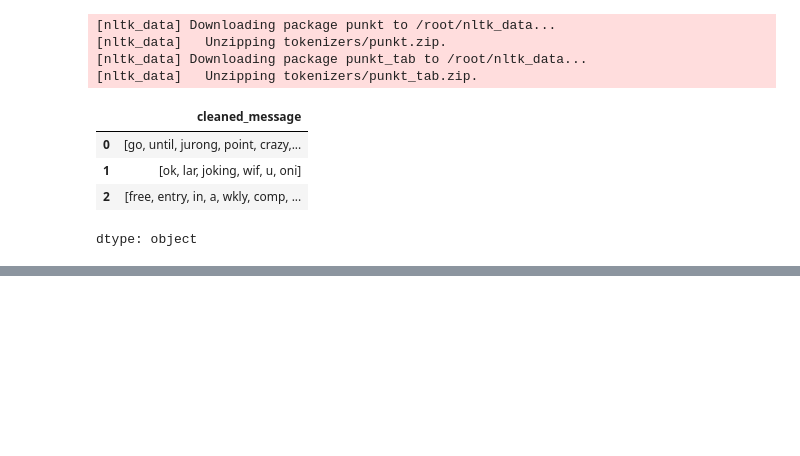
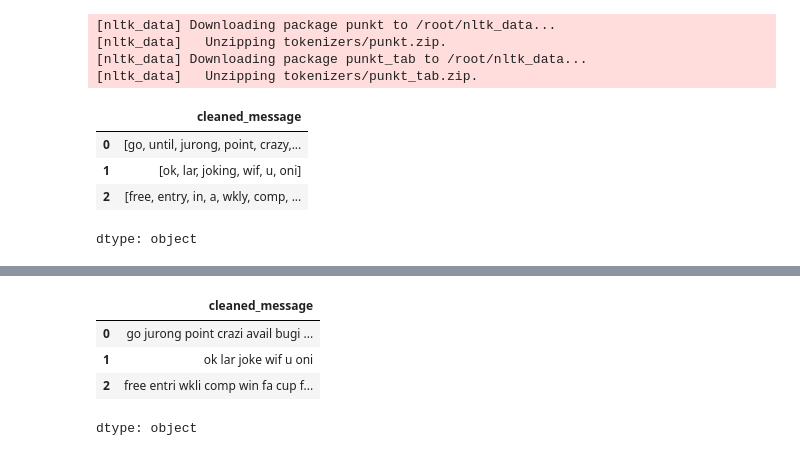
Before and after one commit to LujainAyyash/DS483-Project, a Jupyter notebook: NLP_Code.ipynb, the cells around one changed output, grey strips where cells are left out. Cells and saved outputs as stored; diff of their text form; code cells hidden in the pictures; blank space fills up the shorter version.

```diff
--- a/NLP_Code.ipynb
+++ b/NLP_Code.ipynb
@@ -200,0 +218,13 @@ dtype: object
+# %%
+stemmer = PorterStemmer()
+def stem_word(words):
+  words = [stemmer.stem(word) for word in words]
+  return ' '.join(words)
+df['cleaned_message'] = df['cleaned_message'].apply(stem_word)
+df['cleaned_message'].head(3)
+# %% [output]
+|  | cleaned_message |
+| 0 | go jurong point crazi avail bugi ... |
+| 1 | ok lar joke wif u oni |
+| 2 | free entri wkli comp win fa cup f... |
+dtype: object
```
Also changed, not shown: parts of 2 cells of this notebook.
